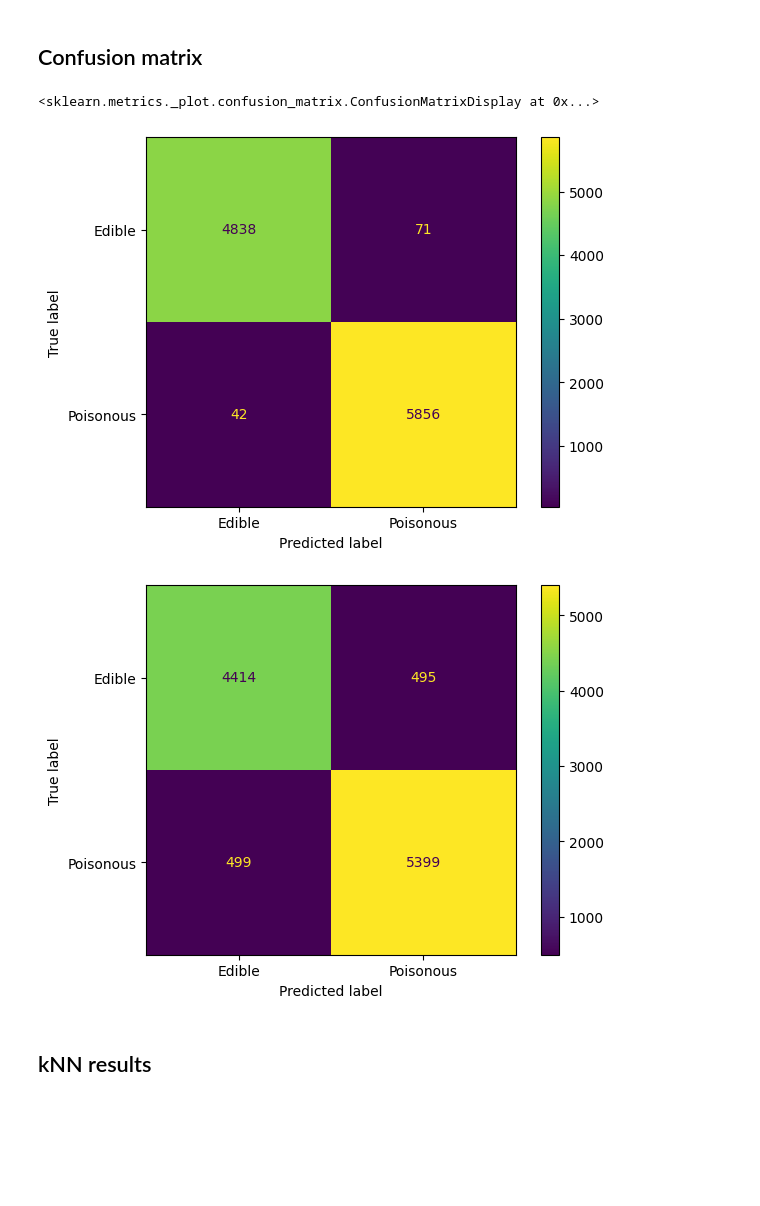
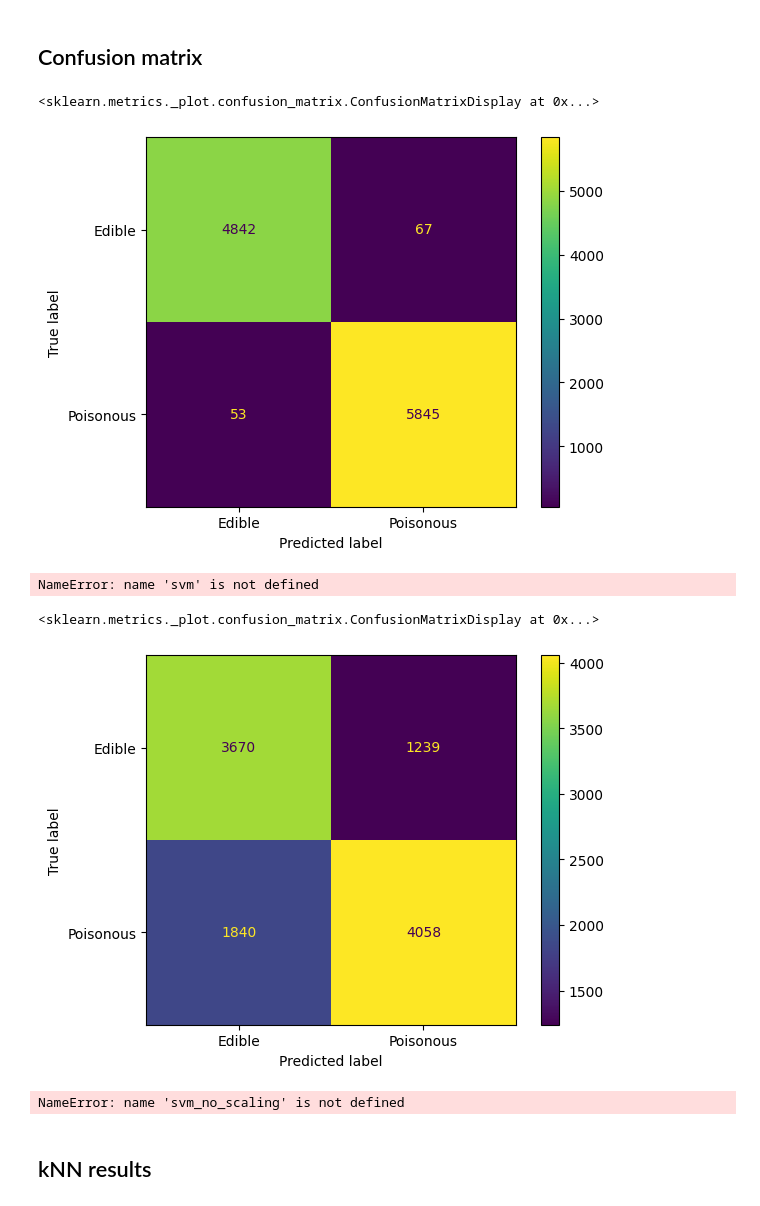
Before and after one commit to jemlau/PredictiveAnalyticsWithPython, a Jupyter notebook: Topic2/MushroomDataset.ipynb, the cells around one changed output. Drawn from its saved outputs; the diff is of its cells as text; code cells hidden in the pictures; blank space fills up the shorter version.

```diff
--- a/Topic2/MushroomDataset.ipynb
+++ b/Topic2/MushroomDataset.ipynb
@@ -150,7 +146,7 @@ from sklearn.svm import SVC
 parameters = {'kernel':('linear', 'rbf'), 'C':[1, 10]}
 svc = SVC()
 clf = GridSearchCV(svc, parameters)
-clf.fit(X_test, y_test)
+clf.fit(X_test_scaled, y_test)
 # %% [output]
 GridSearchCV(estimator=SVC(),
              param_grid={'C': [1, 10], 'kernel': ('linear', 'rbf')})
@@ -178,16 +174,36 @@ print("Best parameters found: ", clf.best_params_)
 Best parameters found:  {'C': 10, 'kernel': 'rbf'}
 # %% [markdown]
 ## Confusion matrix
-# %%
-cm_knn = confusion_matrix(y_test, y_pred_knn)
-cm_svm = confusion_matrix(y_test, y_pred_svm)
-
-ConfusionMatrixDisplay(cm_knn, display_labels=["Edible", "Poisonous"]).plot()
-ConfusionMatrixDisplay(cm_svm, display_labels=["Edible", "Poisonous"]).plot()
-# %% [output]
-<sklearn.metrics._plot.confusion_matrix.ConfusionMatrixDisplay at 0x...>
-[figure, removed]
-[figure, removed]
+# %%
+#For kNN (Scaled)
+y_pred_knn_scaled = knn.predict(X_test_scaled)  # Predict using the scaled test data
+cm_knn_scaled = confusion_matrix(y_test, y_pred_knn_scaled)
+ConfusionMatrixDisplay(cm_knn_scaled, display_labels=["Edible", "Poisonous"]).plot()
+# %% [output]
+<sklearn.metrics._plot.confusion_matrix.ConfusionMatrixDisplay at 0x...>
+[figure, added]
+# %%
+# For SVM (Scaled)
+y_pred_svm_scaled = svm.predict(X_test_scaled)  # Predict using the scaled test data
+cm_svm_scaled = confusion_matrix(y_test, y_pred_svm_scaled)
+ConfusionMatrixDisplay(cm_svm_scaled, display_labels=["Edible", "Poisonous"]).plot()
+# %% [output]
+NameError: name 'svm' is not defined
+# %%
+# For kNN (Unscaled data)
+y_pred_knn_no_scaling = knn_no_scaling.predict(X_test_no_scaling)
+cm_knn_no_scaling = confusion_matrix(y_test, y_pred_knn_no_scaling)
+ConfusionMatrixDisplay(cm_knn_no_scaling, display_labels=["Edible", "Poisonous"]).plot()
+# %% [output]
+<sklearn.metrics._plot.confusion_matrix.ConfusionMatrixDisplay at 0x...>
+[figure, added]
+# %%
+# For SVM (Unscaled data)
+y_pred_svm_no_scaling = svm_no_scaling.predict(X_test_no_scaling)
+cm_svm_no_scaling = confusion_matrix(y_test, y_pred_svm_no_scaling)
+ConfusionMatrixDisplay(cm_svm_no_scaling, display_labels=["Edible", "Poisonous"]).plot()
+# %% [output]
+NameError: name 'svm_no_scaling' is not defined
 # %% [markdown]
 ## kNN results
 # %%
```
Also changed, not shown: parts of 2 cells of this notebook.
